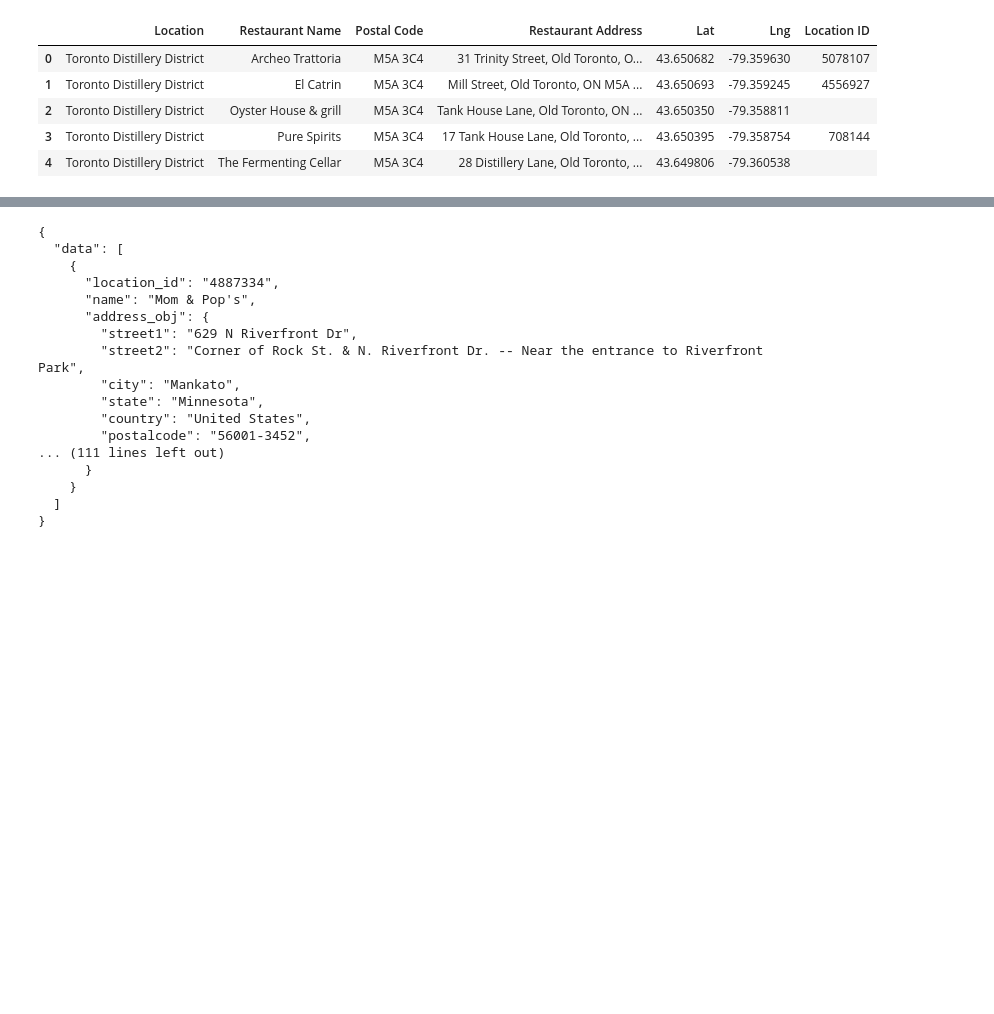
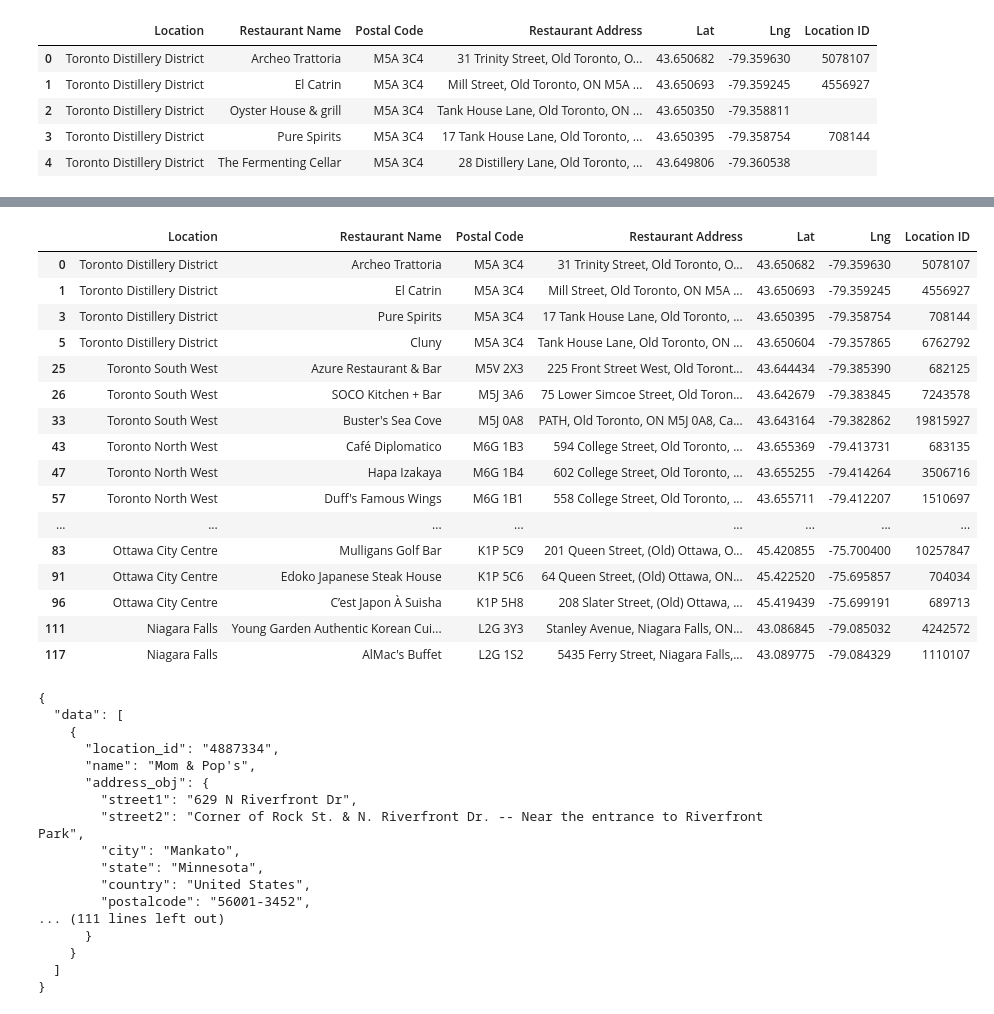
Before and after one commit to AleMori22/Project_1_repo, a Jupyter notebook: Alessandro Mori's Project 1.ipynb, the cells around one changed output, grey strips where cells are left out. Drawn from its saved outputs; the diff is of its cells as text; code cells hidden in the pictures; blank space fills up the shorter version.

```diff
--- a/Alessandro Mori's Project 1.ipynb
+++ b/Alessandro Mori's Project 1.ipynb
@@ -146,0 +132,21 @@ Name: Location ID, Length: 120, dtype: object
+# %%
+Restaurants_df = Restaurants_df[Restaurants_df['Location ID'] != '']
+Restaurants_df
+# %% [output]
+|  | Location | Restaurant Name | Postal Code | Restaurant Address | Lat | Lng | Location ID |
+| 0 | Toronto Distillery District | Archeo Trattoria | M5A 3C4 | 31 Trinity Street, Old Toronto, O... | 43.650682 | -79.359630 | 5078107 |
+| 1 | Toronto Distillery District | El Catrin | M5A 3C4 | Mill Street, Old Toronto, ON M5A ... | 43.650693 | -79.359245 | 4556927 |
+| 3 | Toronto Distillery District | Pure Spirits | M5A 3C4 | 17 Tank House Lane, Old Toronto, ... | 43.650395 | -79.358754 | 708144 |
+| 5 | Toronto Distillery District | Cluny | M5A 3C4 | Tank House Lane, Old Toronto, ON ... | 43.650604 | -79.357865 | 6762792 |
+| 25 | Toronto South West | Azure Restaurant & Bar | M5V 2X3 | 225 Front Street West, Old Toront... | 43.644434 | -79.385390 | 682125 |
+| 26 | Toronto South West | SOCO Kitchen + Bar | M5J 3A6 | 75 Lower Simcoe Street, Old Toron... | 43.642679 | -79.383845 | 7243578 |
+| 33 | Toronto South West | Buster's Sea Cove | M5J 0A8 | PATH, Old Toronto, ON M5J 0A8, Ca... | 43.643164 | -79.382862 | 19815927 |
+| 43 | Toronto North West | Café Diplomatico | M6G 1B3 | 594 College Street, Old Toronto, ... | 43.655369 | -79.413731 | 683135 |
+| 47 | Toronto North West | Hapa Izakaya | M6G 1B4 | 602 College Street, Old Toronto, ... | 43.655255 | -79.414264 | 3506716 |
+| 57 | Toronto North West | Duff's Famous Wings | M6G 1B1 | 558 College Street, Old Toronto, ... | 43.655711 | -79.412207 | 1510697 |
+| ... | ... | ... | ... | ... | ... | ... | ... |
+| 83 | Ottawa City Centre | Mulligans Golf Bar | K1P 5C9 | 201 Queen Street, (Old) Ottawa, O... | 45.420855 | -75.700400 | 10257847 |
+| 91 | Ottawa City Centre | Edoko Japanese Steak House | K1P 5C6 | 64 Queen Street, (Old) Ottawa, ON... | 45.422520 | -75.695857 | 704034 |
+| 96 | Ottawa City Centre | C’est Japon À Suisha | K1P 5H8 | 208 Slater Street, (Old) Ottawa, ... | 45.419439 | -75.699191 | 689713 |
+| 111 | Niagara Falls | Young Garden Authentic Korean Cui... | L2G 3Y3 | Stanley Avenue, Niagara Falls, ON... | 43.086845 | -79.085032 | 4242572 |
+| 117 | Niagara Falls | AlMac's Buffet | L2G 1S2 | 5435 Ferry Street, Niagara Falls,... | 43.089775 | -79.084329 | 1110107 |
```
Also changed, not shown: parts of 4 cells of this notebook.
